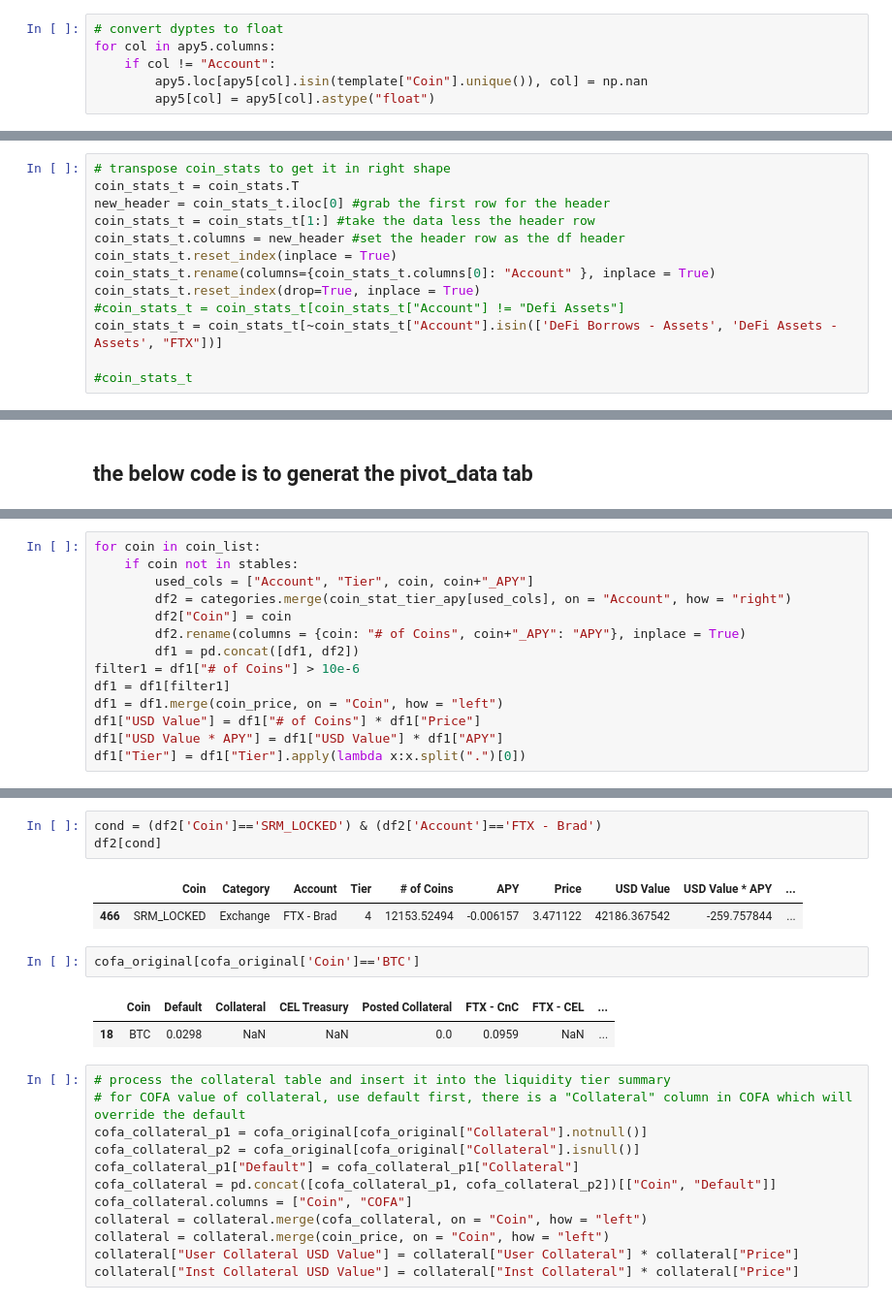
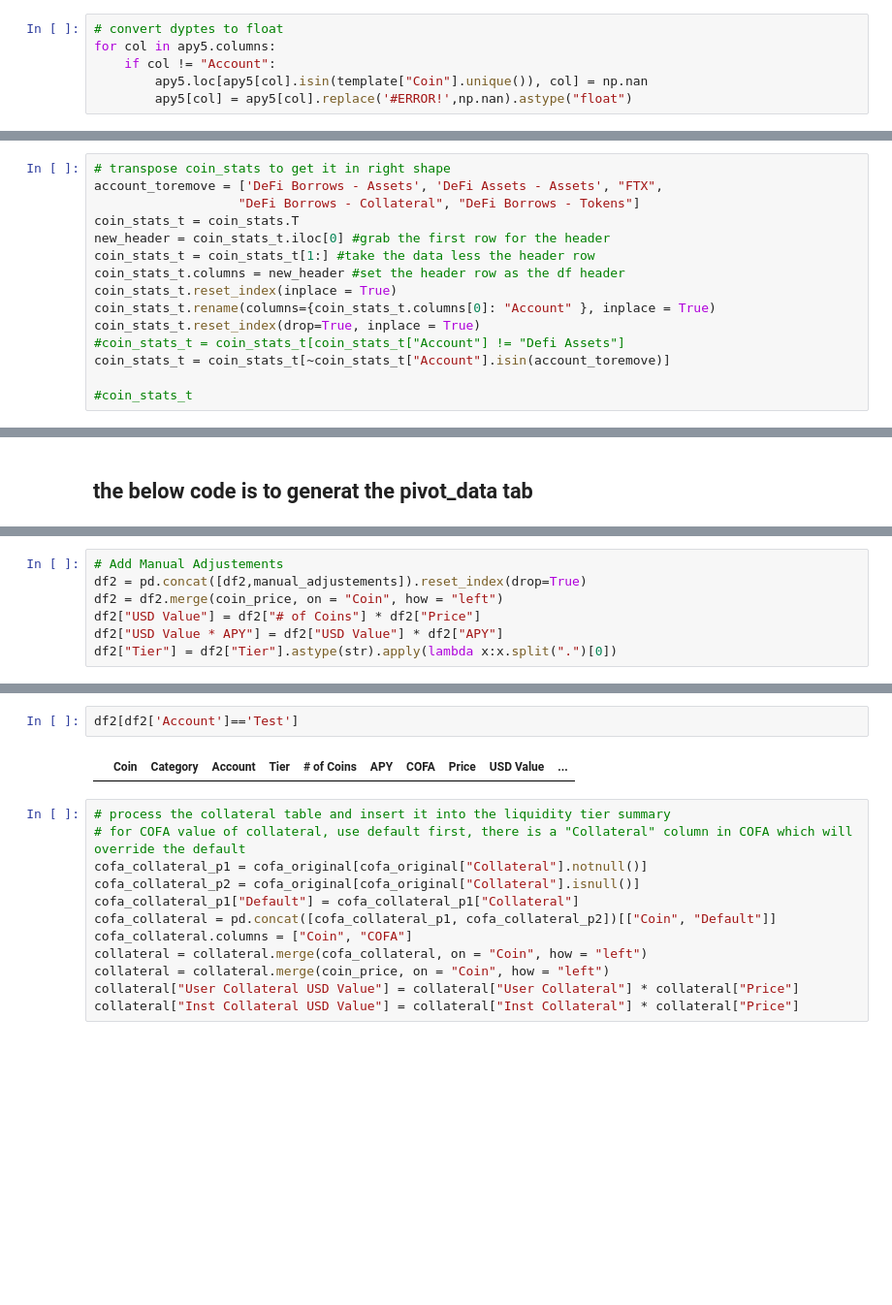
Before and after one commit to GabrielChoukroun/waterfall_python, a Jupyter notebook: portfolio_waterfall_live.ipynb, the cells around one changed output, grey strips where cells are left out. Shown: that part at 97% size. Saved outputs shown, nothing was run; the diff lists cells and outputs as text; blank space fills up the shorter version.

```diff
--- a/portfolio_waterfall_live.ipynb
+++ b/portfolio_waterfall_live.ipynb
@@ -205,7 +209,7 @@ apy5.drop([0], inplace = True)
 for col in apy5.columns:
     if col != "Account":
         apy5.loc[apy5[col].isin(template["Coin"].unique()), col] = np.nan
-        apy5[col] = apy5[col].astype("float")
+        apy5[col] = apy5[col].replace('#ERROR!',np.nan).astype("float")
 # %%
 # get the user collateral and institutional collateral data in a dataframe
 # to be uploaded to waterfall sheet
@@ -459,5 +478,7 @@ not_covered
 # %%
 # transpose coin_stats to get it in right shape
+account_toremove = ['DeFi Borrows - Assets', 'DeFi Assets - Assets', "FTX",
+                   "DeFi Borrows - Collateral", "DeFi Borrows - Tokens"]
 coin_stats_t = coin_stats.T
 new_header = coin_stats_t.iloc[0] #grab the first row for the header
 coin_stats_t = coin_stats_t[1:] #take the data less the header row
@@ -466,7 +487,7 @@ coin_stats_t.reset_index(inplace = True)
 coin_stats_t.rename(columns={coin_stats_t.columns[0]: "Account" }, inplace = True)
 coin_stats_t.reset_index(drop=True, inplace = True)
 #coin_stats_t = coin_stats_t[coin_stats_t["Account"] != "Defi Assets"]
-coin_stats_t = coin_stats_t[~coin_stats_t["Account"].isin(['DeFi Borrows - Assets', 'DeFi Assets - Assets', "FTX"])]
+coin_stats_t = coin_stats_t[~coin_stats_t["Account"].isin(account_toremove)]
 
 #coin_stats_t
 # %%
@@ -625,17 +651,3 @@ col_names = ["Coin", "Category", "Account", "Tier", "# of Coins",
 df1
 # %% [output]
 |  | Coin | Category | Account | Tier | # of Coins | APY |
-# %%
-for coin in coin_list:
-    if coin not in stables:
-        used_cols = ["Account", "Tier", coin, coin+"_APY"]
-        df2 = categories.merge(coin_stat_tier_apy[used_cols], on = "Account", how = "right")
-        df2["Coin"] = coin
-        df2.rename(columns = {coin: "# of Coins", coin+"_APY": "APY"}, inplace = True)
-        df1 = pd.concat([df1, df2])
-filter1 = df1["# of Coins"] > 10e-6
-df1 = df1[filter1]
-df1 = df1.merge(coin_price, on = "Coin", how = "left")
-df1["USD Value"] = df1["# of Coins"] * df1["Price"]
-df1["USD Value * APY"] = df1["USD Value"] * df1["APY"]
-df1["Tier"] = df1["Tier"].apply(lambda x:x.split(".")[0])
@@ -670 +705,8 @@ def add_cofa(df1, cofa, cofa_accts):
+# %%
+# Add Manual Adjustements
+df2 = pd.concat([df2,manual_adjustements]).reset_index(drop=True)
+df2 = df2.merge(coin_price, on = "Coin", how = "left")
+df2["USD Value"] = df2["# of Coins"] * df2["Price"]
+df2["USD Value * APY"] = df2["USD Value"] * df2["APY"]
+df2["Tier"] = df2["Tier"].astype(str).apply(lambda x:x.split(".")[0])
 # %%
@@ -700,14 +732,7 @@ See the caveats in the documentation: https://pandas.pydata.org/pandas-docs/stab
 # %%
-cond = (df2['Coin']=='SRM_LOCKED') & (df2['Account']=='FTX - Brad')
-df2[cond]
+df2[df2['Account']=='Test']
 # %% [output]
-|  | Coin | Category | Account | Tier | # of Coins | APY | Price | USD Value | USD Value * APY | ... |
-| 466 | SRM_LOCKED | Exchange | FTX - Brad | 4 | 12153.52494 | -0.006157 | 3.471122 | 42186.367542 | -259.757844 | ... |
+|  | Coin | Category | Account | Tier | # of Coins | APY | COFA | Price | USD Value | ... |
-# %%
-cofa_original[cofa_original['Coin']=='BTC']
-# %% [output]
-|  | Coin | Default | Collateral | CEL Treasury | Posted Collateral | FTX - CnC | FTX - CEL | ... |
-| 18 | BTC | 0.0298 | NaN | NaN | 0.0 | 0.0959 | NaN | ... |
 # %%
 # process the collateral table and insert it into the liquidity tier summary
 # for COFA value of collateral, use default first, there is a "Collateral" column in COFA which will override the default
```
Also changed, not shown: parts of 38 cells of this notebook, 2 other files.
